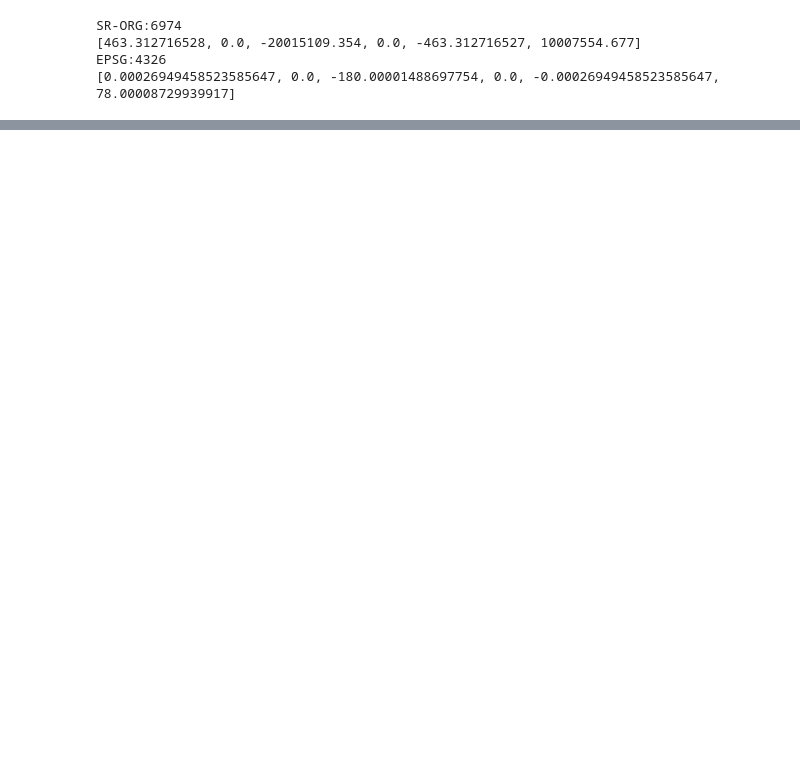
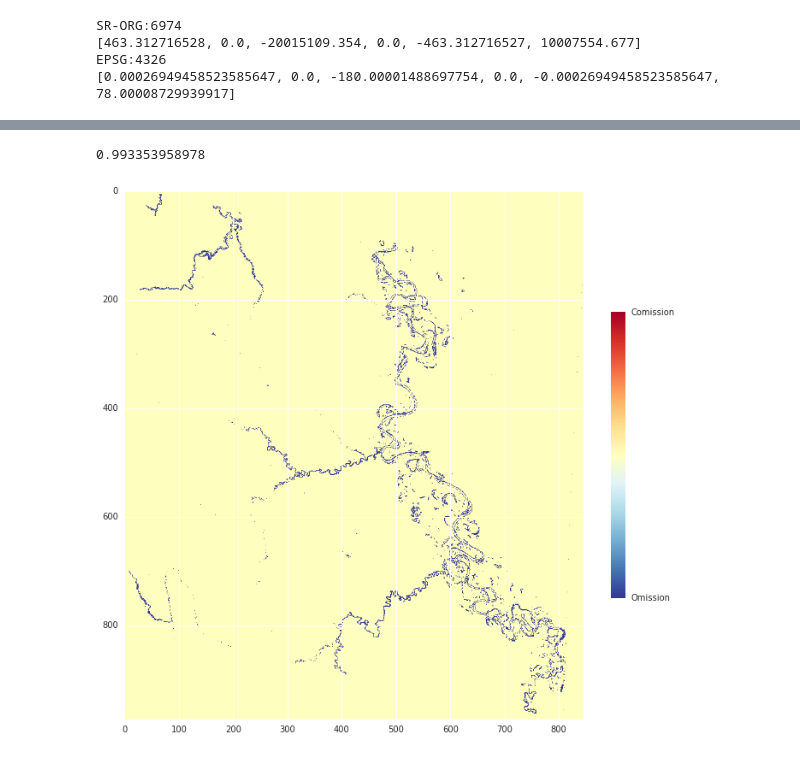
Before and after one commit to nongroup-lanl/ee-notebooks, a Jupyter notebook: ee-sandbox.ipynb, the cells around one changed output, grey strips where cells are left out. Drawn from its saved outputs; the diff is of its cells as text; code cells hidden in the pictures; blank space fills up the shorter version.

```diff
--- a/ee-sandbox.ipynb
+++ b/ee-sandbox.ipynb
@@ -88,5 +90,5 @@ print(np.nanmin(labels), np.nanmax(labels))
 # %%
-training = stacked.sample(numPixels=1000, projection=proj, scale=1, seed=2).filter(ee.Filter.neq('label', 0))
+training = stacked.sample(numPixels=10000, projection=proj, scale=1, seed=0).filter(ee.Filter.neq('label', 0))
 validation = stacked.sample(numPixels=10000, projection=proj, scale=1, seed=1).filter(ee.Filter.neq('label', 0))
 # %%
 clf = ee.Classifier.randomForest(10)
@@ -100,14 +107,18 @@ print(classified.bandNames().getInfo())
 # %%
 validated = validation.classify(classifier, 'classification')
 accuracy = validated.errorMatrix('label', 'classification')
-print(accuracy.accuracy().getInfo())
+print(accuracy.accuracy().getInfo()
+# %% [output]
+0.993353958978
 # %%
 error = compute_error_image(stacked.select(['label']), classified.clip(image.geometry()), 1)
 # %%
 filename = download_tiff(error, scale=240)
 with rasterio.open(filename) as r:
     err = r.read(1)
 fig, ax = plt.subplots(1, 1, figsize=(12,12))
-im = ax.imshow(err, cmap='RdBu_r', vmin=-1, vmax=1) #, cmap=cmap, norm=norm)
+im = ax.imshow(err, cmap='RdYlBu_r', vmin=-1, vmax=1) #, cmap=cmap, norm=norm)
 cb = plt.colorbar(im, ax=ax, shrink=0.5, ticks=[-1, 0, 1])
 cb.ax.set_yticklabels(['Omission', '', 'Comission']);
+# %% [output]
+[figure, added]
```
Also changed, not shown: parts of 27 cells of this notebook, 3 other files.
